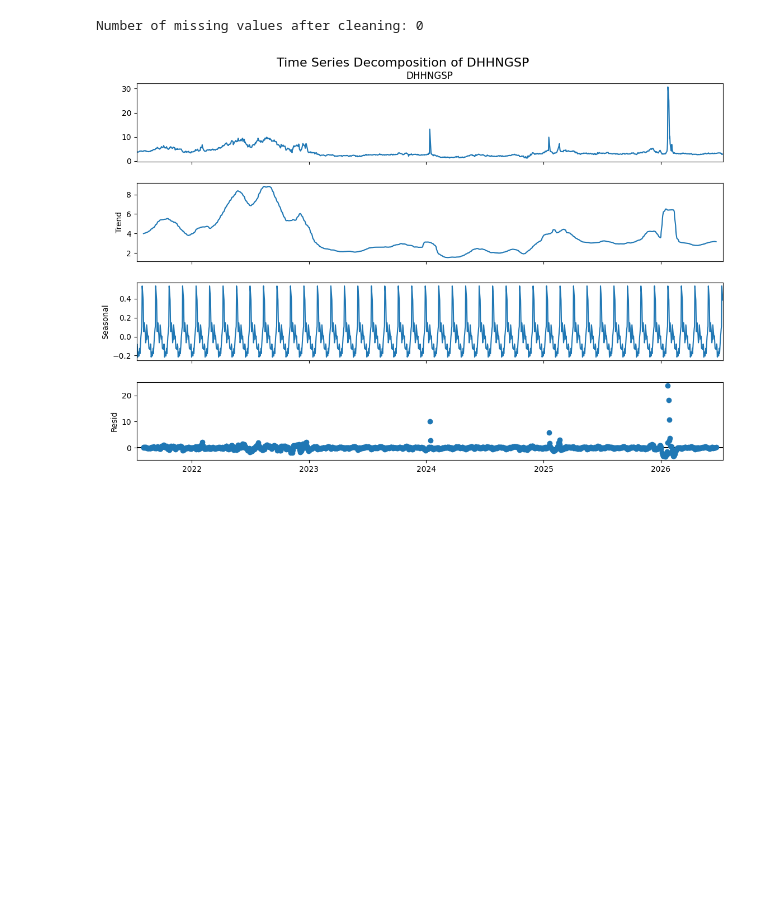
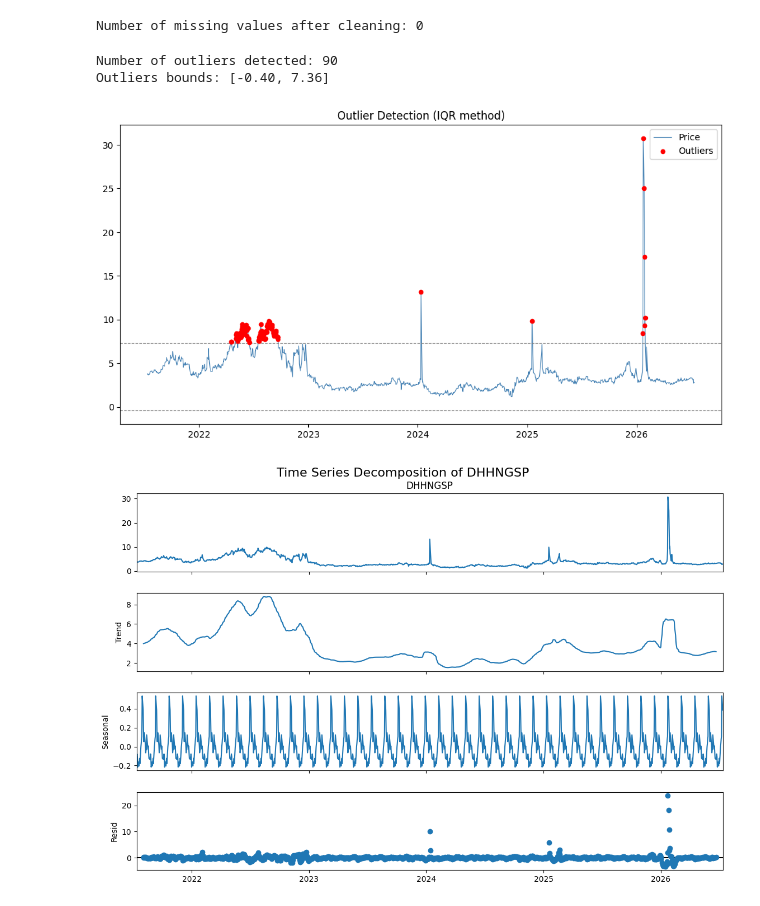
Before and after one commit to goyumsamuditha/Q2_time-series-forecasting, a Jupyter notebook: notebooks/EDA_Decomposition.ipynb, the cells around one changed output. Cells and saved outputs as stored; diff of their text form; code cells hidden in the pictures; blank space fills up the shorter version.

```diff
--- a/notebooks/EDA_Decomposition.ipynb
+++ b/notebooks/EDA_Decomposition.ipynb
@@ -85,6 +85,32 @@ df[y] = df[y].interpolate(method='time')
 print("Number of missing values after cleaning:", df.isnull().sum().values[0])
 # %% [output]
 Number of missing values after cleaning: 0
+# %%
+# Anomaly / outlier detection using IQR method on the price series
+Q1 = df[y].quantile(0.25)
+Q3 = df[y].quantile(0.75)
+IQR = Q3 - Q1
+lower_bound = Q1 - 1.5 * IQR
+upper_bound = Q3 + 1.5 * IQR
+
+outliers = df[(df[y] < lower_bound) | (df[y] > upper_bound)]
+print("Number of outliers detected:", len(outliers))
+print(f"Outliers bounds: [{lower_bound:.2f}, {upper_bound:.2f}]")
+
+plt.figure(figsize=(12, 6))
+plt.plot(df.index, df[y], label='Price', color='steelblue', linewidth=0.8)
+plt.scatter(outliers.index, outliers[y], color='red', label='Outliers', zorder=5, s=20)
+plt.axhline(upper_bound, color='gray', linestyle='--', linewidth=0.8)
+plt.axhline(lower_bound, color='gray', linestyle='--', linewidth=0.8)
+plt.title('Outlier Detection (IQR method)')
+plt.legend()
+plt.show()
+
+df['is_outlier'] = df.index.isin(outliers.index)
+# %% [output]
+Number of outliers detected: 90
+Outliers bounds: [-0.40, 7.36]
+[figure, added]
 # %%
 # Time Series Decomposition
 decomposition = seasonal_decompose(df[y].dropna(), model='additive', period=30) # Assuming monthly seasonality for daily data
```
Also changed, not shown: parts of 2 cells of this notebook.
